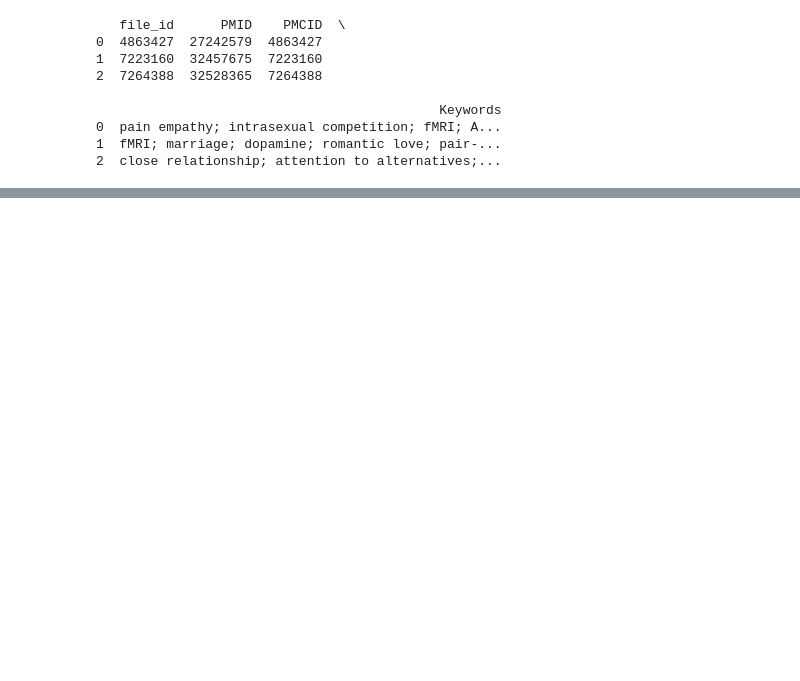
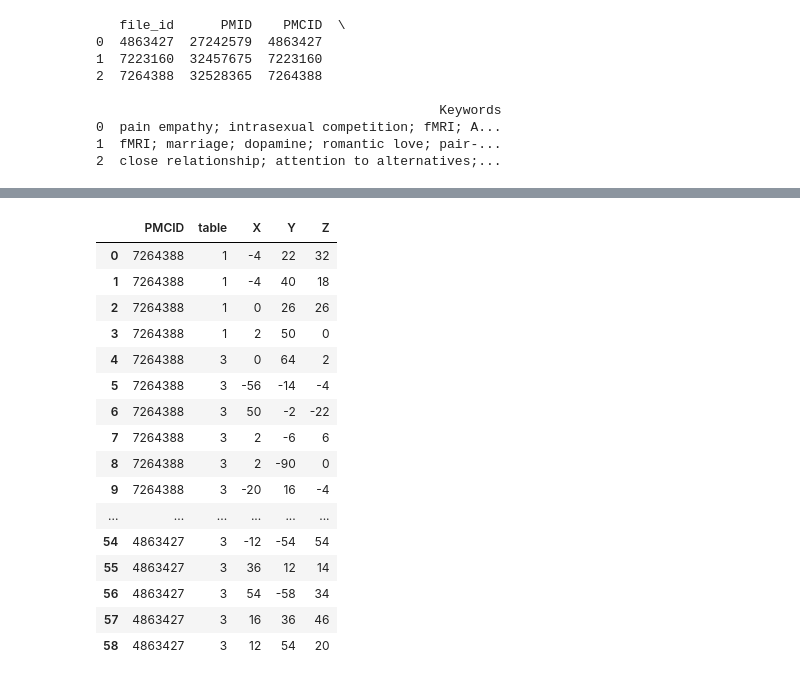
Before and after one commit to shihyun-lin/NOUS-E2I, a Jupyter notebook: neurosynth_etl/ETL.ipynb, the cells around one changed output, grey strips where cells are left out. Drawn from its saved outputs; the diff is of its cells as text; code cells hidden in the pictures; blank space fills up the shorter version.

```diff
--- a/ETL.ipynb
+++ b/neurosynth_etl/ETL.ipynb
@@ -587,0 +797,79 @@ Index: []
+# %%
+# =====================================
+# 純正則表達式座標提取（處理多組 X,Y,Z）
+# =====================================
+from pathlib import Path
+from bs4 import BeautifulSoup
+import re
+import pandas as pd
+
+def extract_all_coordinates(html_dir: Path) -> pd.DataFrame:
+    all_coords = []
+
+    for html_path in html_dir.glob("PMC*.html"):
+        pmcid = html_path.stem.replace("PMC", "")
+        soup = BeautifulSoup(html_path.read_text(), "html.parser")
+
+        for section in soup.find_all("section", class_="tw xbox font-sm"):
+            table_id = section.get("id", "")
+            if not table_id.startswith("T"): continue
+            table_index = table_id[1:]
+
+            table = section.find("table", class_="content")
+            if not table: continue
+
+            thead = table.find("thead")
+            if not thead: continue
+
+            header_rows = thead.find_all("tr")
+            if not header_rows: continue
+
+            last_header = header_rows[-1]
+            headers = [c.get_text(strip=True) for c in last_header.find_all(["th", "td"])]
+
+            # 找所有 x, y, z 欄位組合（可能有多組：Left/Right）
+            xyz_groups = []
+            i = 0
+            while i < len(headers):
+                h = headers[i].lower()
+                if any(ex in h for ex in ["z-max", "z-score", "t-value", "p-value", "voxel"]):
+                    i += 1
+                    continue
+                if re.fullmatch(r"x", headers[i], re.I):
+                    # 找接下來的 y 和 z
+                    if i+2 < len(headers):
+                        if re.fullmatch(r"y", headers[i+1], re.I) and re.fullmatch(r"z", headers[i+2], re.I):
+                            xyz_groups.append((i, i+1, i+2))
+                            i += 3
+                            continue
+                i += 1
+
+            if not xyz_groups: continue
+
+            tbody = table.find("tbody")
+            if not tbody: continue
+
+            for row in tbody.find_all("tr"):
+                cells = row.find_all("td")
+
+                for x_idx, y_idx, z_idx in xyz_groups:
+                    if len(cells) <= max(x_idx, y_idx, z_idx): continue
+
+                    def get_coord(idx):
+                        text = cells[idx].get_text(strip=True).replace("−", "-").replace("–", "-").replace("—", "-")
+                        match = re.search(r"(-?\d+)", text)
+                        return int(match.group(1)) if match else None
+
+                    x, y, z = get_coord(x_idx), get_coord(y_idx), get_coord(z_idx)
+
+                    if None not in [x, y, z] and all(-120 <= v <= 120 for v in (x,y,z)) and (x,y,z) != (0,0,0):
+                        all_coords.append({"PMCID": pmcid, "table": table_index, "X": x, "Y": y, "Z": z})
+
+    return pd.DataFrame(all_coords)
+
+# 執行
+df = extract_all_coordinates(Path("./pmc_html"))
+print(f"Total coordinates extracted: {len(df)}")
+display(df)
+df.to_csv("extracted_coordinates.csv", index=False, encoding="utf-8-sig")
+# %% [output]
@@ -587,0 +877,17 @@ Index: []
+|  | PMCID | table | X | Y | Z |
+| 0 | 7264388 | 1 | -4 | 22 | 32 |
+| 1 | 7264388 | 1 | -4 | 40 | 18 |
+| 2 | 7264388 | 1 | 0 | 26 | 26 |
+| 3 | 7264388 | 1 | 2 | 50 | 0 |
+| 4 | 7264388 | 3 | 0 | 64 | 2 |
+| 5 | 7264388 | 3 | -56 | -14 | -4 |
+| 6 | 7264388 | 3 | 50 | -2 | -22 |
+| 7 | 7264388 | 3 | 2 | -6 | 6 |
+| 8 | 7264388 | 3 | 2 | -90 | 0 |
+| 9 | 7264388 | 3 | -20 | 16 | -4 |
+| ... | ... | ... | ... | ... | ... |
+| 54 | 4863427 | 3 | -12 | -54 | 54 |
+| 55 | 4863427 | 3 | 36 | 12 | 14 |
+| 56 | 4863427 | 3 | 54 | -58 | 34 |
+| 57 | 4863427 | 3 | 16 | 36 | 46 |
+| 58 | 4863427 | 3 | 12 | 54 | 20 |
```
Also changed, not shown: parts of 24 cells of this notebook, 31 other files.
